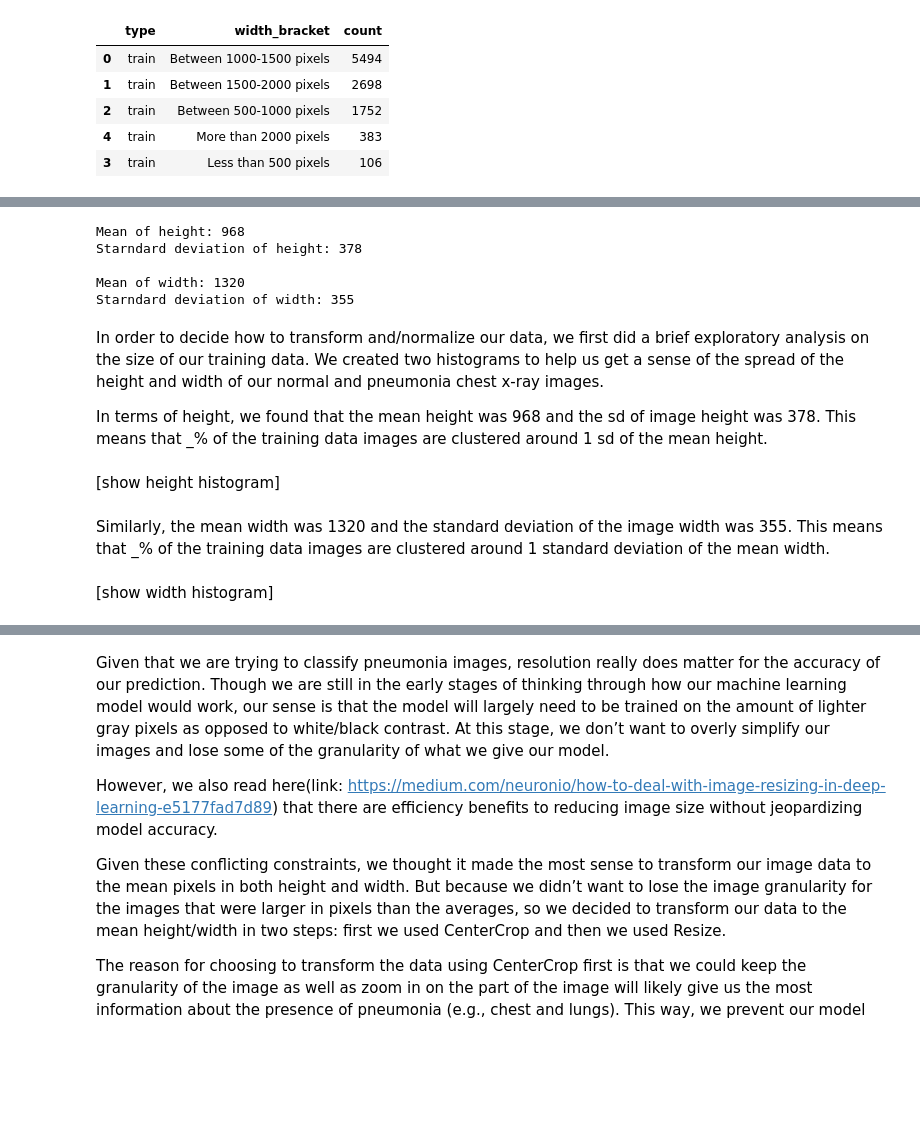
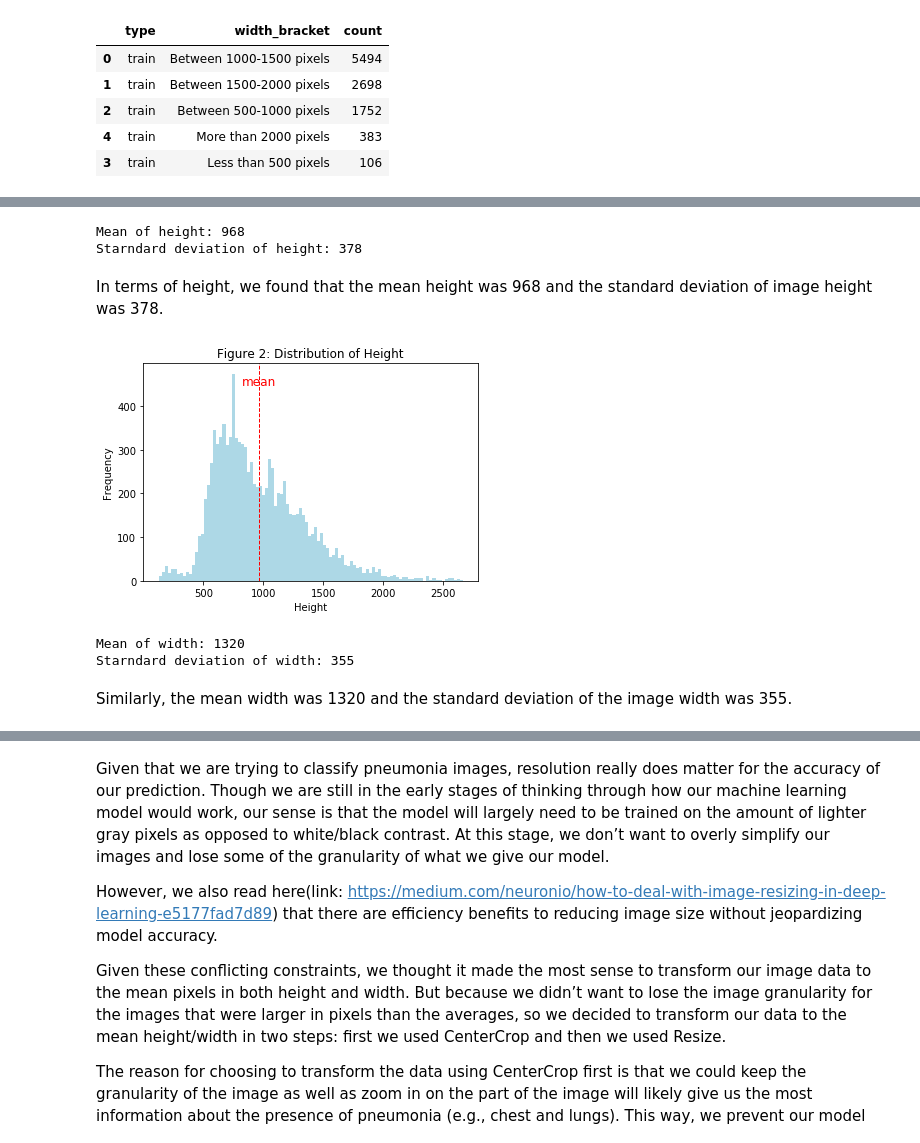
Before and after one commit to jgibson517/silent-p, a Jupyter notebook: checkpoint_1.ipynb, the cells around one changed output, grey strips where cells are left out. Cells and saved outputs as stored; diff of their text form; code cells hidden in the pictures; blank space fills up the shorter version.

```diff
--- a/checkpoint_1.ipynb
+++ b/checkpoint_1.ipynb
@@ -125,26 +127,31 @@ height_mean = train['height'].mean()
 height_sd = train['height'].std()
 print('Mean of height:', int(height_mean))
 print('Starndard deviation of height:', int(height_sd))
-print('')
-
-# Width mean
-width_mean = train['width'].mean()
-width_sd = train['width'].std()
-print('Mean of width:', int(width_mean))
-print('Starndard deviation of width:', int(width_sd))
 # %% [output]
 Mean of height: 968
 Starndard deviation of height: 378
-
-Mean of width: 1320
-Starndard deviation of width: 355
-# %% [markdown]
-In order to decide how to transform and/normalize our data, we first did a brief exploratory analysis on the size of our training data. We created two histograms to help us get a sense of the spread of the height and width of our normal and pneumonia chest x-ray images.
-
-In terms of height, we found that the mean height was 968 and the sd of image height was 378. This means that _% of the training data images are clustered around 1 sd of the mean height.
-# %% [markdown]
-[show height histogram]
+# %% [markdown]
+In terms of height, we found that the mean height was 968 and the standard deviation of image height was 378.
+# %%
+# Distribution of height
+height = train.loc[:, 'height']
+plt.hist(height, bins=100, color='lightblue')
+plt.axvline(height_mean, color='red', linestyle='dashed', linewidth=1)
+plt.text(height_mean, plt.ylim()[1]*0.9, 'mean', color='red', fontsize=12, ha='center')
+plt.title('Figure 2: Distribution of Height')
+plt.xlabel('Height')
+plt.ylabel('Frequency')
+plt.show()
+# %% [output]
+[figure, added]
+# %%
+# Width mean
+width_mean = train['width'].mean()
+width_sd = train['width'].std()
+print('Mean of width:', int(width_mean))
+print('Starndard deviation of width:', int(width_sd))
+# %% [output]
+Mean of width: 1320
+Starndard deviation of width: 355
 # %% [markdown]
-Similarly, the mean width was 1320 and the standard deviation of the image width was 355. This means that _% of the training data images are clustered around 1 standard deviation of the mean width.
+Similarly, the mean width was 1320 and the standard deviation of the image width was 355.
-# %% [markdown]
-[show width histogram]
```
Also changed, not shown: parts of 8 cells of this notebook.
